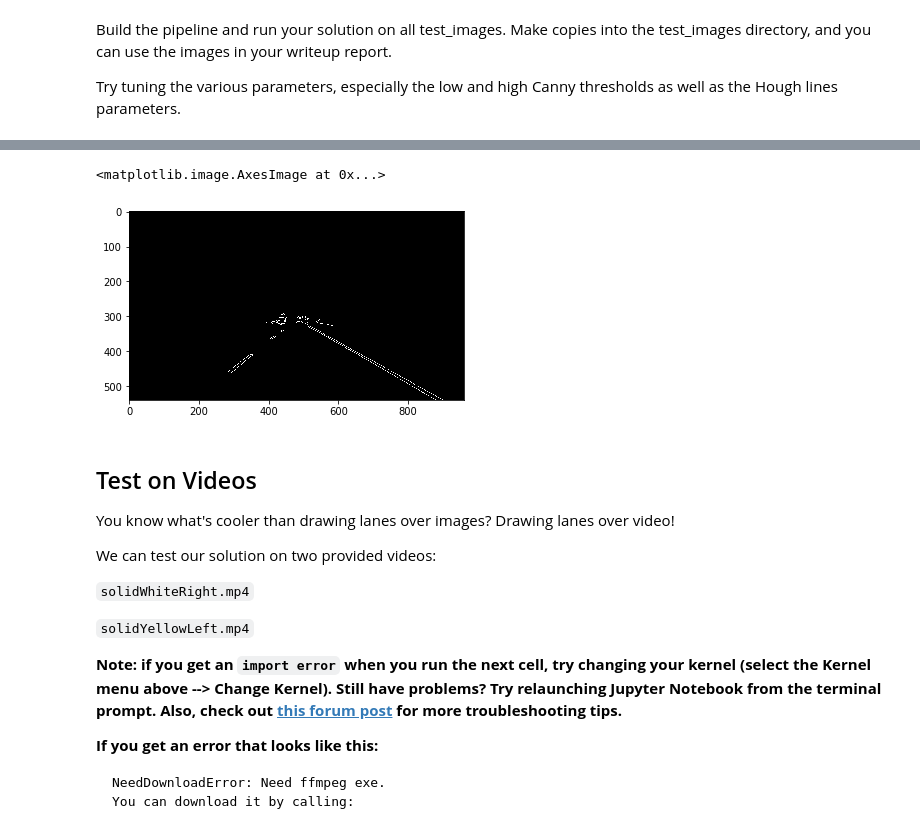
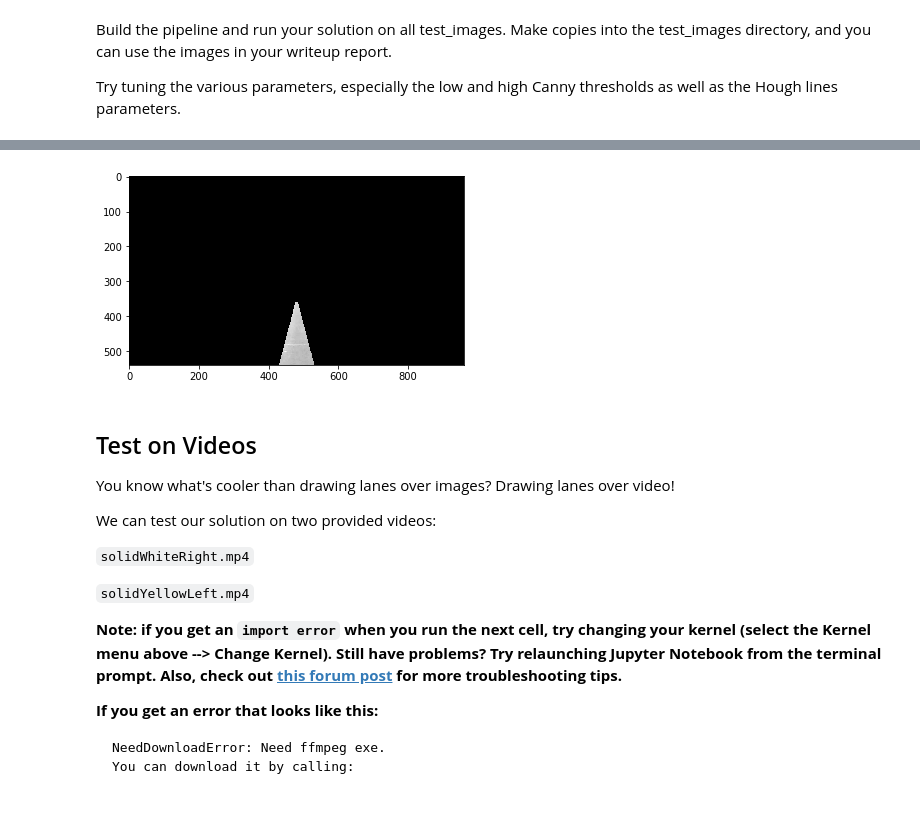
Before and after one commit to jShaoCX/CarND_Project1, a Jupyter notebook: P1.ipynb, the cells around one changed output, grey strips where cells are left out. Drawn from its saved outputs; the diff is of its cells as text; code cells hidden in the pictures.

```diff
--- a/P1.ipynb
+++ b/P1.ipynb
@@ -334,8 +334,8 @@ This image is: <class 'numpy.ndarray'> with dimesions: (540, 960)
-# %%
-plt.imshow(mask_edges, cmap='gray') # if you wanted to show a single color channel image called 'gray', for example, call as plt.imshow(gray, cmap='gray')
-# %% [output]
-<matplotlib.image.AxesImage at 0x...>
-[figure, removed]
+# %%
+plt.imshow(roadIm, cmap='gray')
+mpimg.imsave('roadSection.jpg',roadIm, cmap='gray')
+# %% [output]
+[figure, added]
 # %% [markdown]
 ## Test on Videos
 
```
Also changed, not shown: parts of 5 cells of this notebook, 12 other files.
